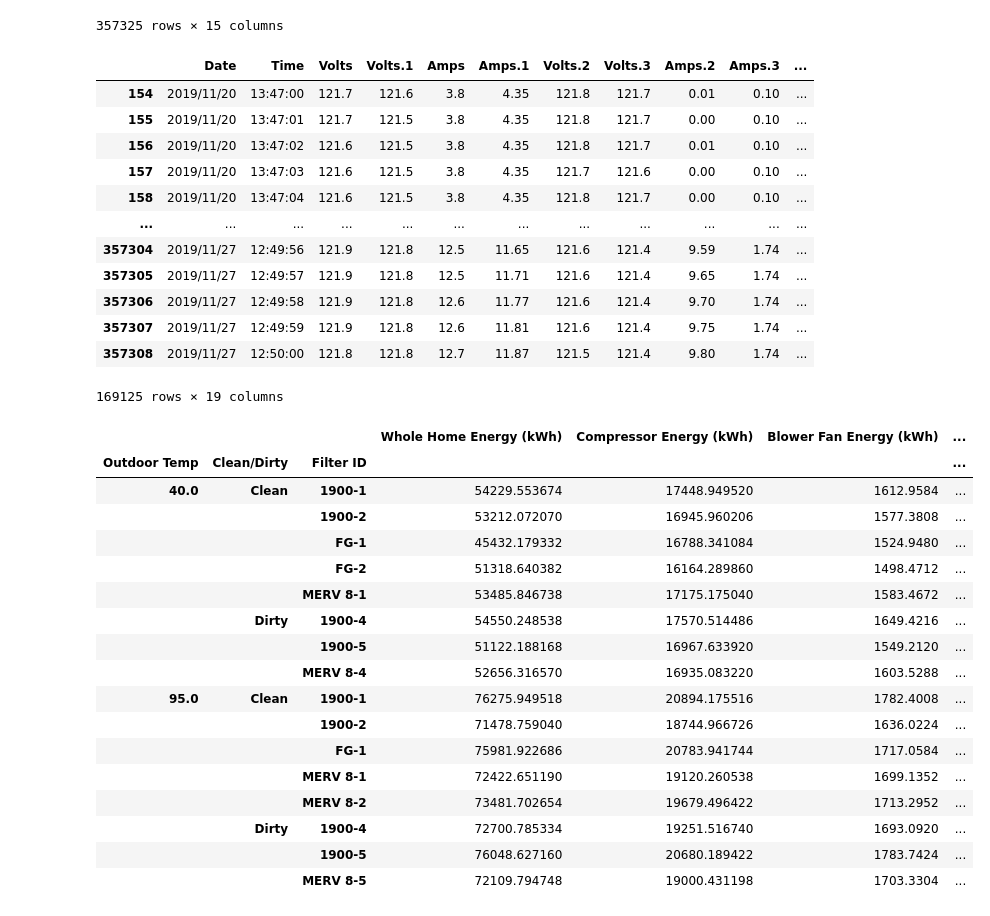
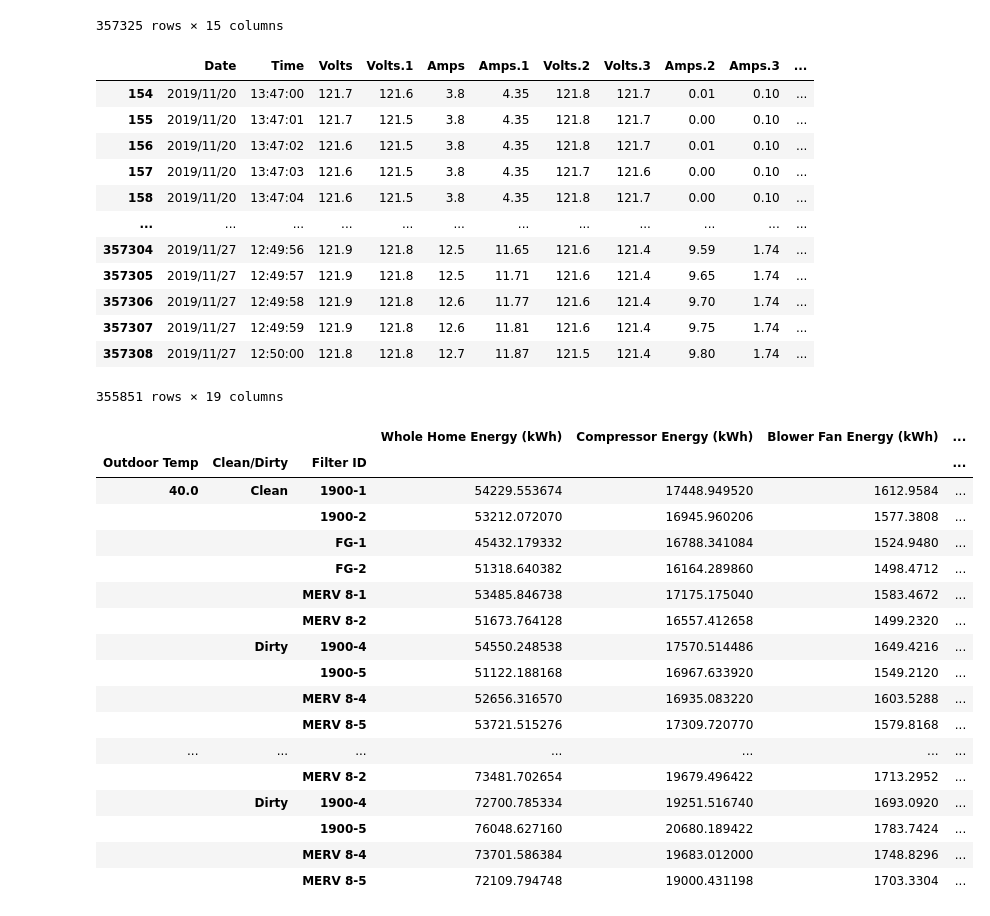
Before and after one commit to abbylemon/HighEfficientFilterEnergyTest, a Jupyter notebook: AnalyzeFilterData.ipynb, the cells around one changed output. Saved outputs shown, nothing was run; the diff lists cells and outputs as text; code cells hidden in the pictures.

Commit message:
fixed summary date bug, added energy consumption analysis with graph

```diff
--- a/AnalyzeFilterData.ipynb
+++ b/AnalyzeFilterData.ipynb
@@ -12,5 +12,10 @@ summary_df = summary_df.drop(['Table Name'], axis=1)
 summary_df["Install Date Time"] = pd.to_datetime(summary_df['Date'] + ' ' + summary_df['Install Time'], format="%m/%d/%y %H:%M")
 summary_df["Removal Date Time"] = pd.to_datetime(summary_df['Date'] + ' ' + summary_df['Removal Time'], format="%m/%d/%y %H:%M")
 
+#fix the dates for when the sample was removed the following day after installation.
+for i in range(len(summary_df['Date'])):
+    if summary_df['Removal Date Time'][i] < summary_df['Install Date Time'][i]:
+        summary_df['Removal Date Time'][i] = summary_df['Removal Date Time'][i] + timedelta(days=1)
+
 summary_df
 # %% [output]
@@ -157,7 +171,7 @@ for i in range(len(summary_df['Filter ID'])):
         CalculatedColumns_df.loc[mask, 'Clean/Dirty'] = 'Clean'
 
     #added a rolling count of seconds the filter was tested for during this time fame
-    CalculatedColumns_df.loc[mask, 'Cumulative Time in Test'] = CalculatedColumns_df.loc[mask, 'Filter ID'].rolling(len(CalculatedColumns_df.loc[mask, 'Filter ID'])).count()
+    CalculatedColumns_df.loc[mask, 'Cumulative Time in Test (sec)'] = CalculatedColumns_df.loc[mask, 'Filter ID'].rolling(len(CalculatedColumns_df.loc[mask, 'Filter ID'])).count()
 
 #remove the na's. This will be the time between the tests
 FilteredData_df = CalculatedColumns_df.dropna()
@@ -175,40 +189,40 @@ FilteredData_df
 | 357306 | 2019/11/27 | 12:49:58 | 121.9 | 121.8 | 12.6 | 11.77 | 121.6 | 121.4 | 9.70 | 1.74 | ... |
 | 357307 | 2019/11/27 | 12:49:59 | 121.9 | 121.8 | 12.6 | 11.81 | 121.6 | 121.4 | 9.75 | 1.74 | ... |
 | 357308 | 2019/11/27 | 12:50:00 | 121.8 | 121.8 | 12.7 | 11.87 | 121.5 | 121.4 | 9.80 | 1.74 | ... |
-169125 rows × 19 columns
+355851 rows × 19 columns
 # %%
 #Gathering Energy consumed by using groupby()
 #Group the data for only the first 2 hours the filter was tested
 second_cut_off = 7200
-Grouped_df = FilteredData_df[FilteredData_df['Cumulative Time in Test'] <= second_cut_off].groupby(['Outdoor Temp','Clean/Dirty','Filter ID'])
+Grouped_df = FilteredData_df[FilteredData_df['Cumulative Time in Test (sec)'] <= second_cut_off].groupby(['Outdoor Temp','Clean/Dirty','Filter ID'])
 
 #Calculate the Energy
 Energy_Consumped_df = pd.DataFrame((Grouped_df['Whole Home Power (kW)'].sum())*(second_cut_off/3600))
 Energy_Consumped_df = Energy_Consumped_df.rename(columns={'Whole Home Power (kW)': 'Whole Home Energy (kWh)'})
 
 Energy_Consumped_df['Compressor Energy (kWh)'] = (Grouped_df['Compressor Power (kW)'].sum())*(second_cut_off/3600)
 
 Energy_Consumped_df['Blower Fan Energy (kWh)'] = (Grouped_df['Blower Fan Power (kW)'].sum())*(second_cut_off/3600)
 
 Energy_Consumped_df['Compressor and Fan Energy (kWh)'] = (Grouped_df['Compressor and Fan Power (kW)'].sum())*(second_cut_off/3600)
 
 Energy_Consumped_df
 # %% [output]
 |  |  |  | Whole Home Energy (kWh) | Compressor Energy (kWh) | Blower Fan Energy (kWh) | ... |
 | Outdoor Temp | Clean/Dirty | Filter ID |  |  |  | ... |
 | 40.0 | Clean | 1900-1 | 54229.553674 | 17448.949520 | 1612.9584 | ... |
 |  |  | 1900-2 | 53212.072070 | 16945.960206 | 1577.3808 | ... |
 |  |  | FG-1 | 45432.179332 | 16788.341084 | 1524.9480 | ... |
 |  |  | FG-2 | 51318.640382 | 16164.289860 | 1498.4712 | ... |
 |  |  | MERV 8-1 | 53485.846738 | 17175.175040 | 1583.4672 | ... |
+|  |  | MERV 8-2 | 51673.764128 | 16557.412658 | 1499.2320 | ... |
 |  | Dirty | 1900-4 | 54550.248538 | 17570.514486 | 1649.4216 | ... |
 |  |  | 1900-5 | 51122.188168 | 16967.633920 | 1549.2120 | ... |
 |  |  | MERV 8-4 | 52656.316570 | 16935.083220 | 1603.5288 | ... |
-| 95.0 | Clean | 1900-1 | 76275.949518 | 20894.175516 | 1782.4008 | ... |
-|  |  | 1900-2 | 71478.759040 | 18744.966726 | 1636.0224 | ... |
-|  |  | FG-1 | 75981.922686 | 20783.941744 | 1717.0584 | ... |
-|  |  | MERV 8-1 | 72422.651190 | 19120.260538 | 1699.1352 | ... |
+|  |  | MERV 8-5 | 53721.515276 | 17309.720770 | 1579.8168 | ... |
+| ... | ... | ... | ... | ... | ... | ... |
 |  |  | MERV 8-2 | 73481.702654 | 19679.496422 | 1713.2952 | ... |
 |  | Dirty | 1900-4 | 72700.785334 | 19251.516740 | 1693.0920 | ... |
 |  |  | 1900-5 | 76048.627160 | 20680.189422 | 1783.7424 | ... |
+|  |  | MERV 8-4 | 73701.586384 | 19683.012000 | 1748.8296 | ... |
 |  |  | MERV 8-5 | 72109.794748 | 19000.431198 | 1703.3304 | ... |
```
Also changed, not shown: parts of 8 cells of this notebook, 1 other file.
